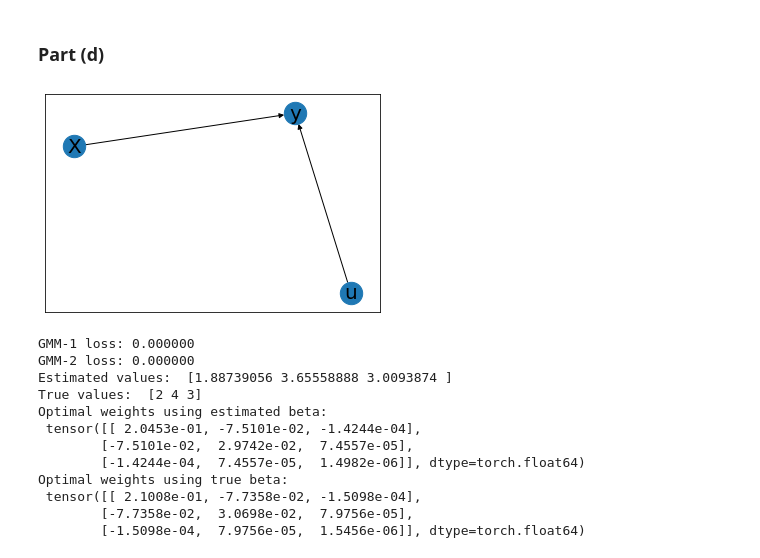
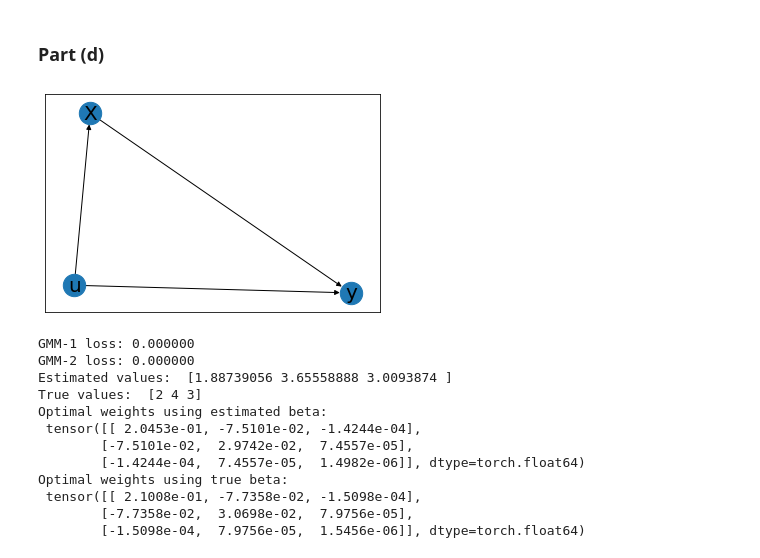
Before and after one commit to skjorlien/ARE212_ProblemSets, a Jupyter notebook: PS3/Q1/Question 1.ipynb, the cells around one changed output. Saved outputs shown, nothing was run; the diff lists cells and outputs as text; code cells hidden in the pictures.

```diff
--- a/PS3/Q1/Question 1.ipynb
+++ b/PS3/Q1/Question 1.ipynb
@@ -128,12 +137,12 @@ Optimal weights using true beta:
 # %%
 ## Part d
 # Note that we are leaving out the constant
 graph = nx.DiGraph()
-graph.add_edges_from([("X","y"),("u","y")])
+graph.add_edges_from([("X","y"),("u","y"), ("u","X")])
 nx.draw_networkx(graph, arrows=True, node_size=500, font_size=20)
 plt.show()
 # %% [output]
-[figure, old version]
+[figure, new version]
 # %%
 beta_true = np.array([2, 4, 3]).reshape(-1,1)
 data      = dgp_obj.part_d(beta_true[:2], s2=beta_true[2]) # introducing some variance
```
Also changed, not shown: parts of 6 cells of this notebook, 1 other file.
